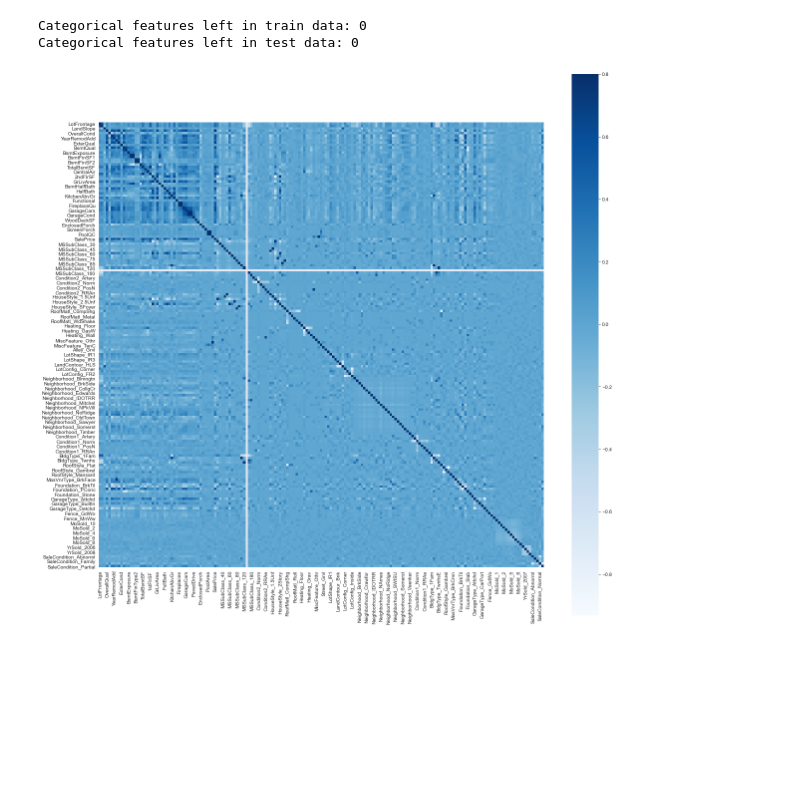
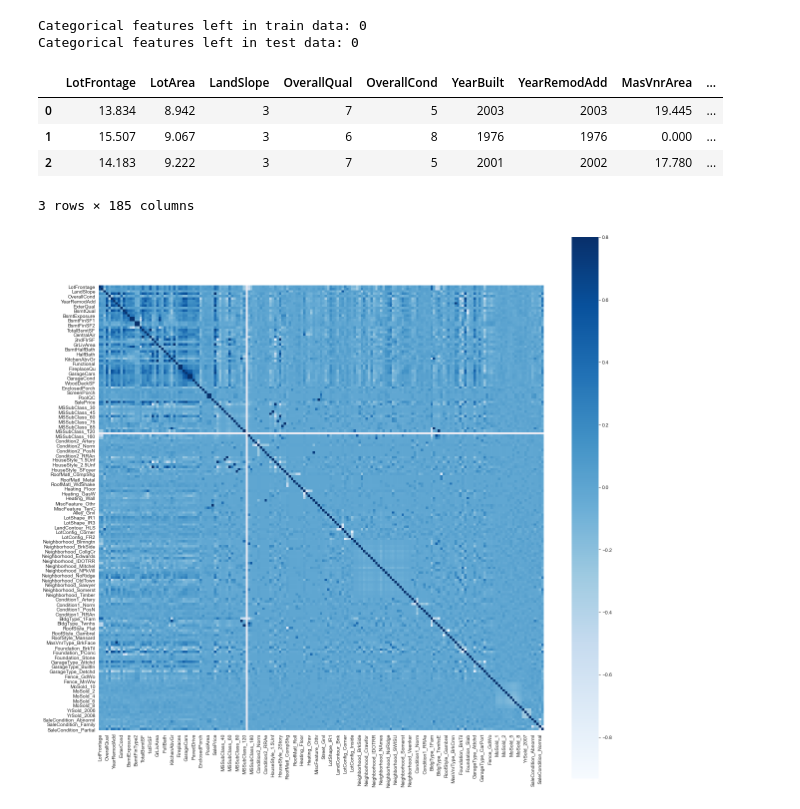
Before and after one commit to Mist3r-R/ames-house-price-prediction, a Jupyter notebook: House-Price-Prediction.ipynb, the cells around one changed output. Cells and saved outputs as stored; diff of their text form; code cells hidden in the pictures; blank space fills up the shorter version.

```diff
--- a/House-Price-Prediction.ipynb
+++ b/House-Price-Prediction.ipynb
@@ -828,6 +842,14 @@ Categorical features left in test data: 0
 # %%
 train.drop(columns=['KitchenQual'], inplace=True)
 test.drop(columns=['KitchenQual'], inplace=True)
+# %%
+train.head(3)
+# %% [output]
+|  | LotFrontage | LotArea | LandSlope | OverallQual | OverallCond | YearBuilt | YearRemodAdd | MasVnrArea | ... |
+| 0 | 13.834 | 8.942 | 3 | 7 | 5 | 2003 | 2003 | 19.445 | ... |
+| 1 | 15.507 | 9.067 | 3 | 6 | 8 | 1976 | 1976 | 0.000 | ... |
+| 2 | 14.183 | 9.222 | 3 | 7 | 5 | 2001 | 2002 | 17.780 | ... |
+3 rows × 185 columns
 # %%
 corr = train.corr()
 plt.figure(figsize=(20, 20))
```
Also changed, not shown: parts of 9 cells of this notebook.
